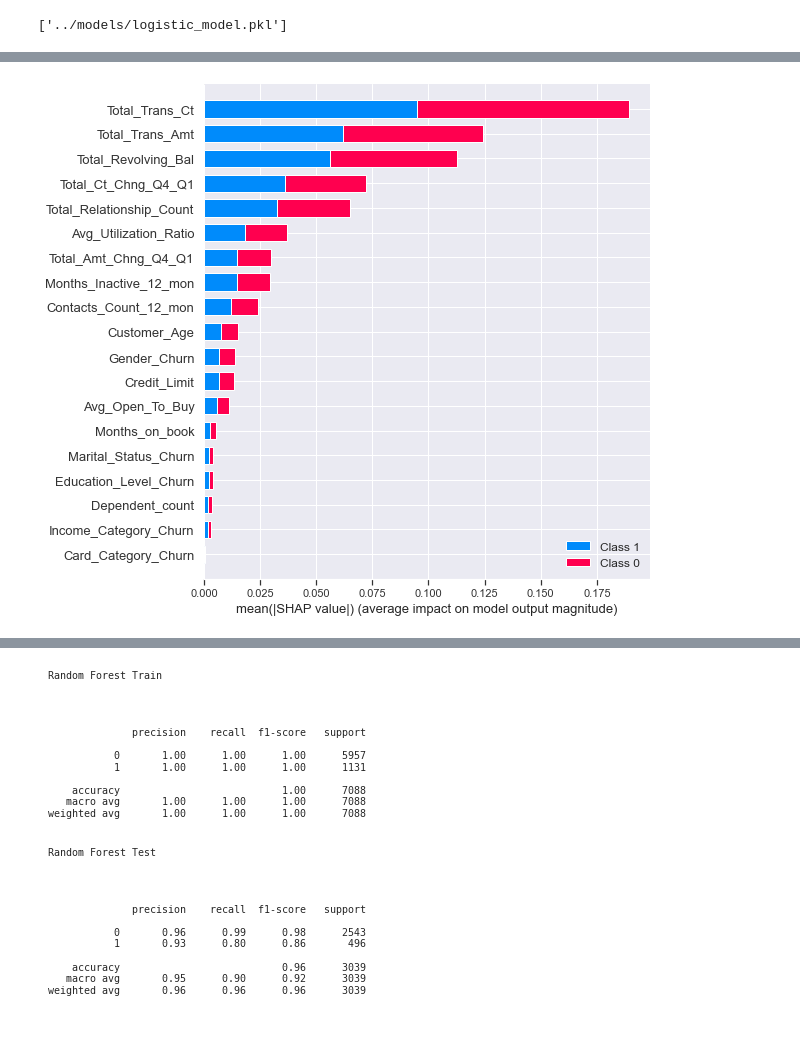
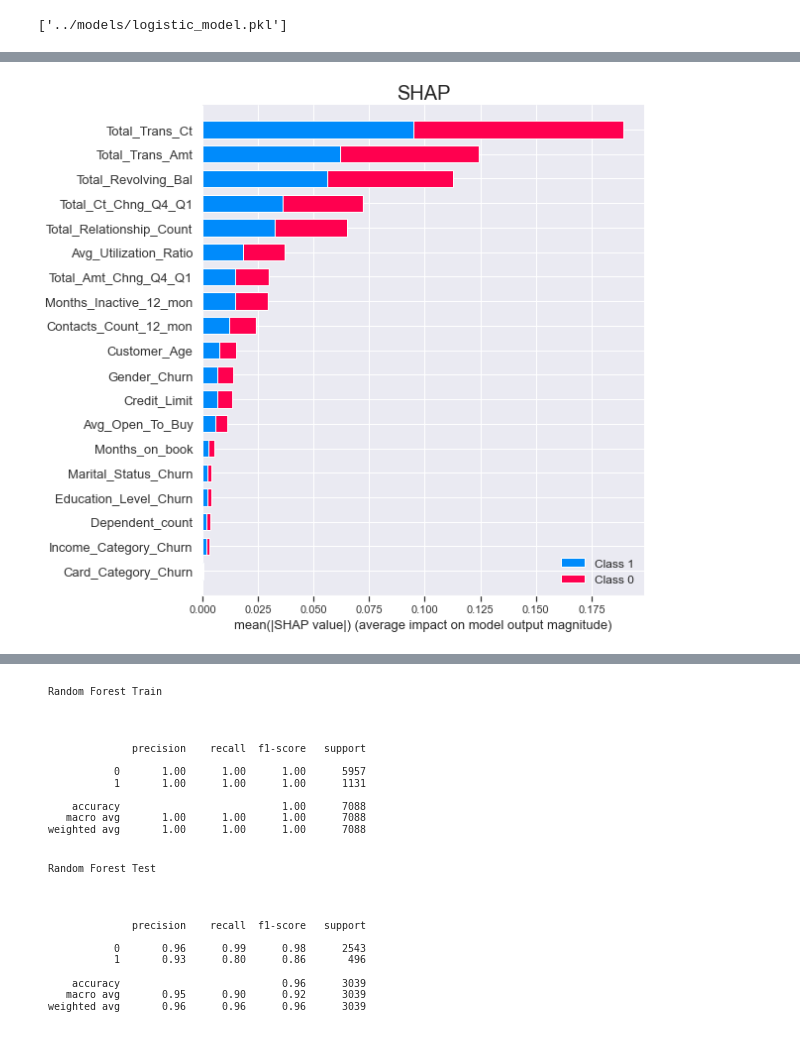
Before and after one commit to guyrux/udacity_customer_churn, a Jupyter notebook: notebooks/churn_notebook.ipynb, the cells around one changed output, grey strips where cells are left out. Saved outputs shown, nothing was run; the diff lists cells and outputs as text; code cells hidden in the pictures.

```diff
--- a/notebooks/churn_notebook.ipynb
+++ b/notebooks/churn_notebook.ipynb
@@ -247,9 +253,13 @@ Function plot_roc_curve is deprecated; Function `plot_roc_curve` is deprecated i
 [figure]
 # %%
 # plots
+font_size = 20
+
 plt.figure(figsize=(15, 8))
 ax = plt.gca()
 rfc_disp = plot_roc_curve(cv_rfc.best_estimator_, X_test, y_test, ax=ax, alpha=0.8)
 lrc_plot.plot(ax=ax, alpha=0.8)
+plt.title('ROC', size=font_size)
+plt.savefig('roc.png', bbox_inches='tight')
 plt.show()
 # %% [output]
@@ -281,6 +292,10 @@ Function plot_roc_curve is deprecated; Function `plot_roc_curve` is deprecated i
 # %%
 explainer = shap.TreeExplainer(cv_rfc.best_estimator_)
 shap_values = explainer.shap_values(X_test)
-shap.summary_plot(shap_values, X_test, plot_type="bar")
+
+plt.figure(figsize=(20, 5))
+shap.summary_plot(shap_values, X_test, plot_type="bar", show=False)
+plt.title('SHAP', size=font_size)
+plt.savefig('shap.png', bbox_inches='tight')
 # %% [output]
-[figure, old version]
+[figure, new version]
```
Also changed, not shown: parts of 13 cells of this notebook, 13 other files.
